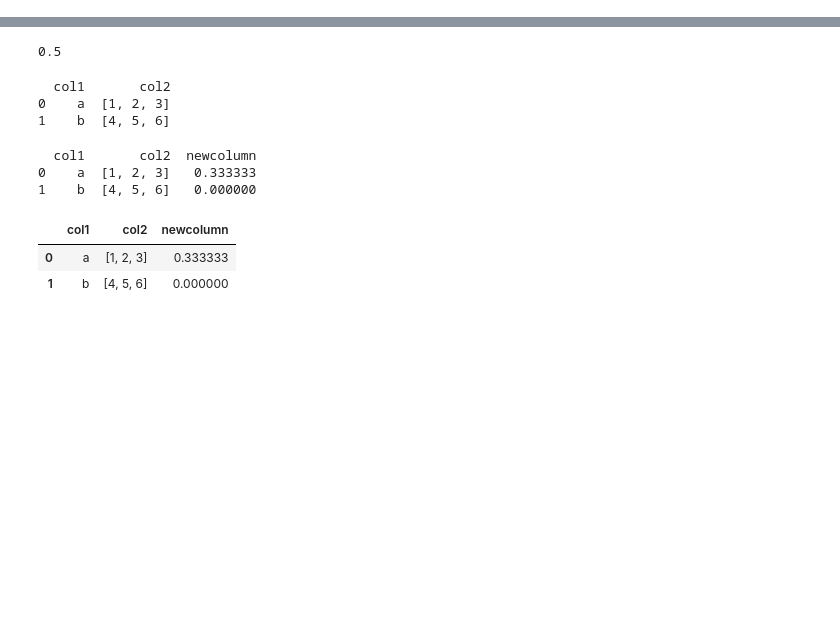
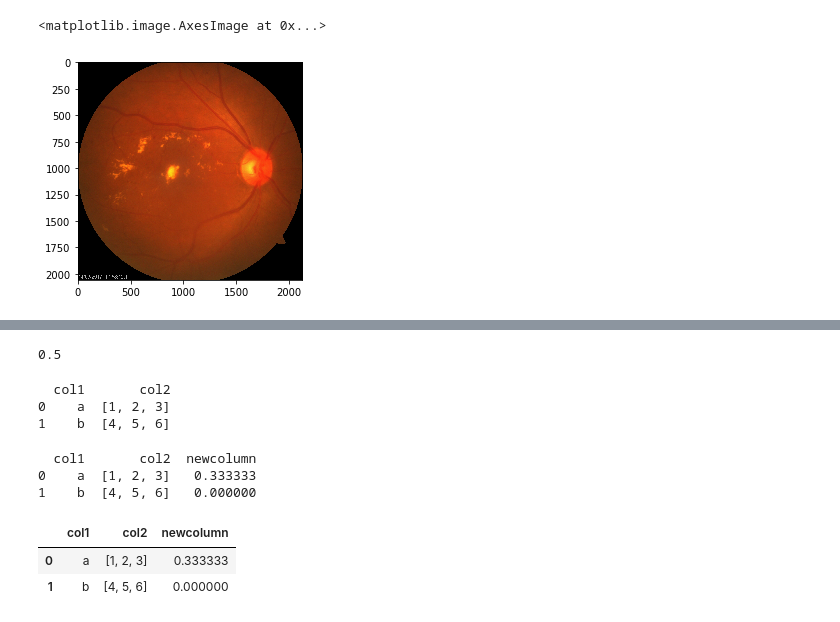
Before and after one commit to isurusuranga/Model-Builder, a Jupyter notebook: scripts/Image_similairty/Similar_image_retrieval_with_deep_hash_code.ipynb, the cells around one changed output, grey strips where cells are left out. Cells and saved outputs as stored; diff of their text form; code cells hidden in the pictures; blank space fills up the shorter version.

Commit message:
modify similarity scripts

```diff
--- a/scripts/Image_similairty/Similar_image_retrieval_with_deep_hash_code.ipynb
+++ b/scripts/Image_similairty/Similar_image_retrieval_with_deep_hash_code.ipynb
@@ -147,15 +275,17 @@ dataset.head()
 # %%
 # retrieve deep fature and deep hashcode for query image
-query_img_path = 'D:/retinal_data_set_visioncare/New_Train_Test_Data/train/3/3444_right.jpeg'
+#query_img_path = 'D:/retinal_data_set_visioncare/VISION_CARE/2/19570723__66594.JPG'
+query_img_path = "D:/retinal_data_set_visioncare/Image_Retrieval/New_Train_Test_Data/test/2/19530319__52390.jpg"
 query_deep_feature, query_deep_hash_code = get_deep_feature_hashcode_for_query_img(query_img_path)
 
 dataset["jaccard_sim"] = dataset.apply(lambda x: get_jaccard_similarity_score(x['hash_code'], query_deep_hash_code), axis=1)
 
 # sort descending order by jaccard_sim and retreive top k=10 images
 #dataset = dataset.sort_values(by='jaccard_sim', ascending=False).head(10)
+# introduce a threshold to retreive top matching images
 threshold = 0.5
 dataset = dataset.loc[dataset['jaccard_sim'] >= threshold]
 
-# calculate cosine simmilarity by feature space and again sort by cosine simillarity and retrieve the results
+# calculate cosine similarity by feature space and again sort by cosine simillarity and retrieve the results
 dataset["cosine_sim"] = dataset.apply(lambda x: get_cosine_similarity_score(x['deep_features'], query_deep_feature), axis=1)
 dataset = dataset.sort_values(by='cosine_sim', ascending=False).head(10)
@@ -161,0 +305,11 @@ dataset = dataset.sort_values(by='cosine_sim', ascending=False).head(10)
+# %%
+import matplotlib.pyplot as plot
+import matplotlib.image as mpimg
+import numpy as np
+
+query_img = mpimg.imread(query_img_path)
+plot.imshow(query_img)
+#axis('off')
+# %% [output]
+<matplotlib.image.AxesImage at 0x...>
+[figure, added]
```
Also changed, not shown: parts of 14 cells of this notebook, 6 other files.
